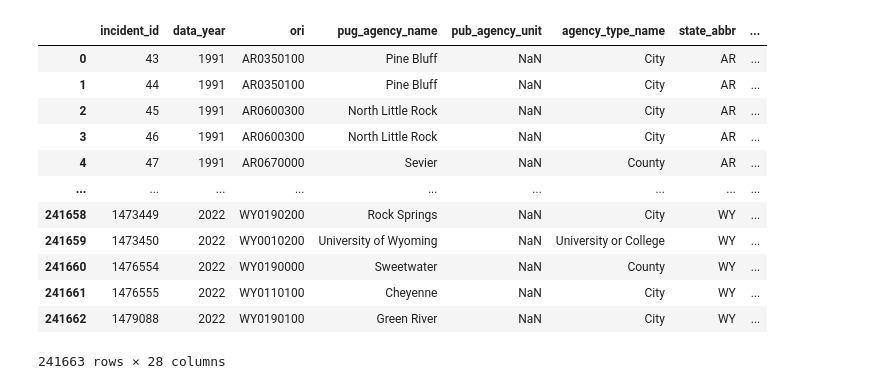
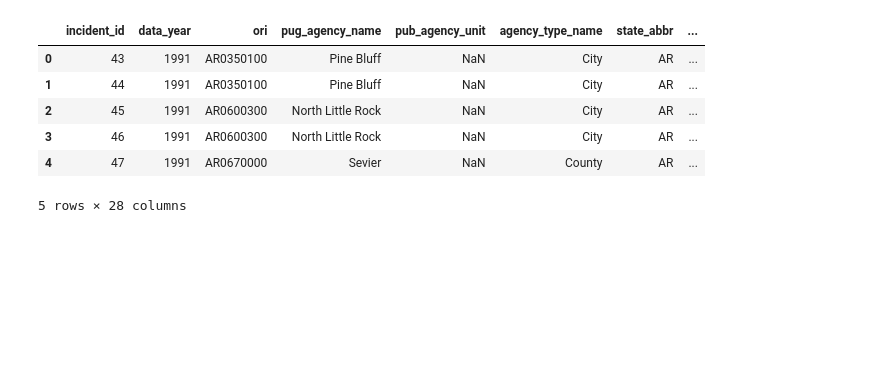
Before and after one commit to corporatemanny/FBI-Hate-Crime-Analysis, a Jupyter notebook: Analysis/dataFilter.ipynb, the cells around one changed output. Cells and saved outputs as stored; diff of their text form; code cells hidden in the pictures; blank space fills up the shorter version.

```diff
--- a/Analysis/dataFilter.ipynb
+++ b/Analysis/dataFilter.ipynb
@@ -6,21 +8,13 @@ from replace import desc_count
 # %%
-hate_crime_data = os.path.join('..', 'Resources', 'hate_crime.csv')
+hate_crime_path = os.path.join('..', 'Resources', 'hate_crime.csv')
 
-hateCrimedf = pd.read_csv(hate_crime_data)
-hateCrimedf.reset_index(drop=True)
-
-hateCrimedf
+crime_data = pd.read_csv(hate_crime_path)
+crime_data.head()
 # %% [output]
 |  | incident_id | data_year | ori | pug_agency_name | pub_agency_unit | agency_type_name | state_abbr | ... |
 | 0 | 43 | 1991 | AR0350100 | Pine Bluff | NaN | City | AR | ... |
 | 1 | 44 | 1991 | AR0350100 | Pine Bluff | NaN | City | AR | ... |
 | 2 | 45 | 1991 | AR0600300 | North Little Rock | NaN | City | AR | ... |
 | 3 | 46 | 1991 | AR0600300 | North Little Rock | NaN | City | AR | ... |
 | 4 | 47 | 1991 | AR0670000 | Sevier | NaN | County | AR | ... |
-| ... | ... | ... | ... | ... | ... | ... | ... | ... |
-| 241658 | 1473449 | 2022 | WY0190200 | Rock Springs | NaN | City | WY | ... |
-| 241659 | 1473450 | 2022 | WY0010200 | University of Wyoming | NaN | University or College | WY | ... |
-| 241660 | 1476554 | 2022 | WY0190000 | Sweetwater | NaN | County | WY | ... |
-| 241661 | 1476555 | 2022 | WY0110100 | Cheyenne | NaN | City | WY | ... |
-| 241662 | 1479088 | 2022 | WY0190100 | Green River | NaN | City | WY | ... |
-241663 rows × 28 columns
+5 rows × 28 columns
```
Also changed, not shown: parts of 15 cells of this notebook, 4 other files.
